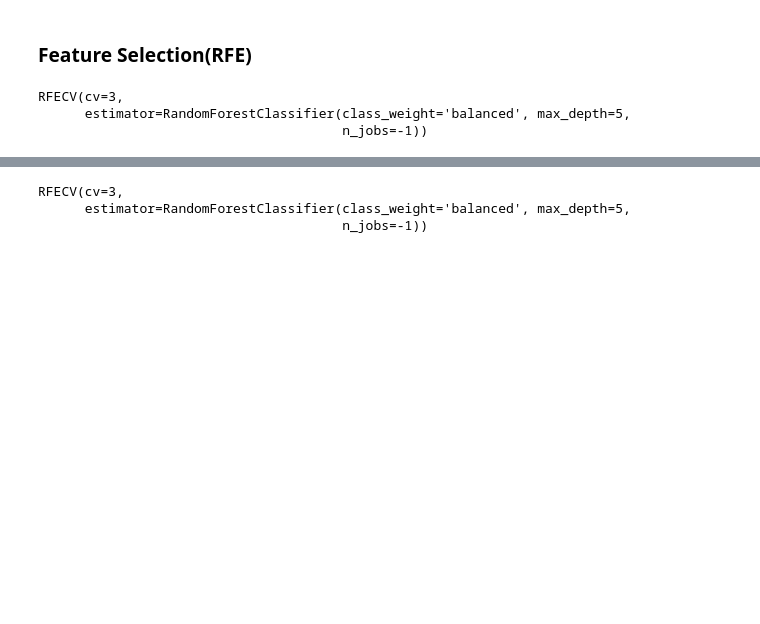
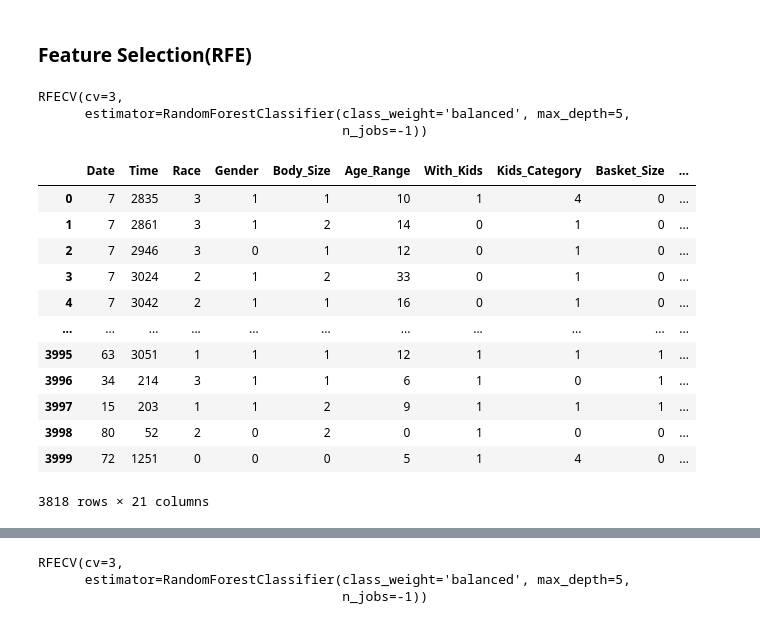
Before and after one commit to KelvinTee168/Data_Mining_Project, a Jupyter notebook: Project.ipynb, the cells around one changed output, grey strips where cells are left out. Cells and saved outputs as stored; diff of their text form; code cells hidden in the pictures; blank space fills up the shorter version.

```diff
--- a/Project.ipynb
+++ b/Project.ipynb
@@ -878,6 +880,22 @@ RFECV(cv=3,
 rfe_score = ranking(list(map(float, rfe.ranking_)), colnames, order=-1)
 rfe_score = pd.DataFrame(list(rfe_score.items()), columns=['Features', 'Score'])
 rfe_score = rfe_score.sort_values("Score", ascending = False)
+# %%
+X
+# %% [output]
+|  | Date | Time | Race | Gender | Body_Size | Age_Range | With_Kids | Kids_Category | Basket_Size | ... |
+| 0 | 7 | 2835 | 3 | 1 | 1 | 10 | 1 | 4 | 0 | ... |
+| 1 | 7 | 2861 | 3 | 1 | 2 | 14 | 0 | 1 | 0 | ... |
+| 2 | 7 | 2946 | 3 | 0 | 1 | 12 | 0 | 1 | 0 | ... |
+| 3 | 7 | 3024 | 2 | 1 | 2 | 33 | 0 | 1 | 0 | ... |
+| 4 | 7 | 3042 | 2 | 1 | 1 | 16 | 0 | 1 | 0 | ... |
+| ... | ... | ... | ... | ... | ... | ... | ... | ... | ... | ... |
+| 3995 | 63 | 3051 | 1 | 1 | 1 | 12 | 1 | 1 | 1 | ... |
+| 3996 | 34 | 214 | 3 | 1 | 1 | 6 | 1 | 0 | 1 | ... |
+| 3997 | 15 | 203 | 1 | 1 | 2 | 9 | 1 | 1 | 1 | ... |
+| 3998 | 80 | 52 | 2 | 0 | 2 | 0 | 1 | 0 | 0 | ... |
+| 3999 | 72 | 1251 | 0 | 0 | 0 | 5 | 1 | 4 | 0 | ... |
+3818 rows × 21 columns
 # %%
 print('---------Top 10----------')
 display(rfe_score.head(10))
```
Also changed, not shown: parts of 65 cells of this notebook, 23 other files.
